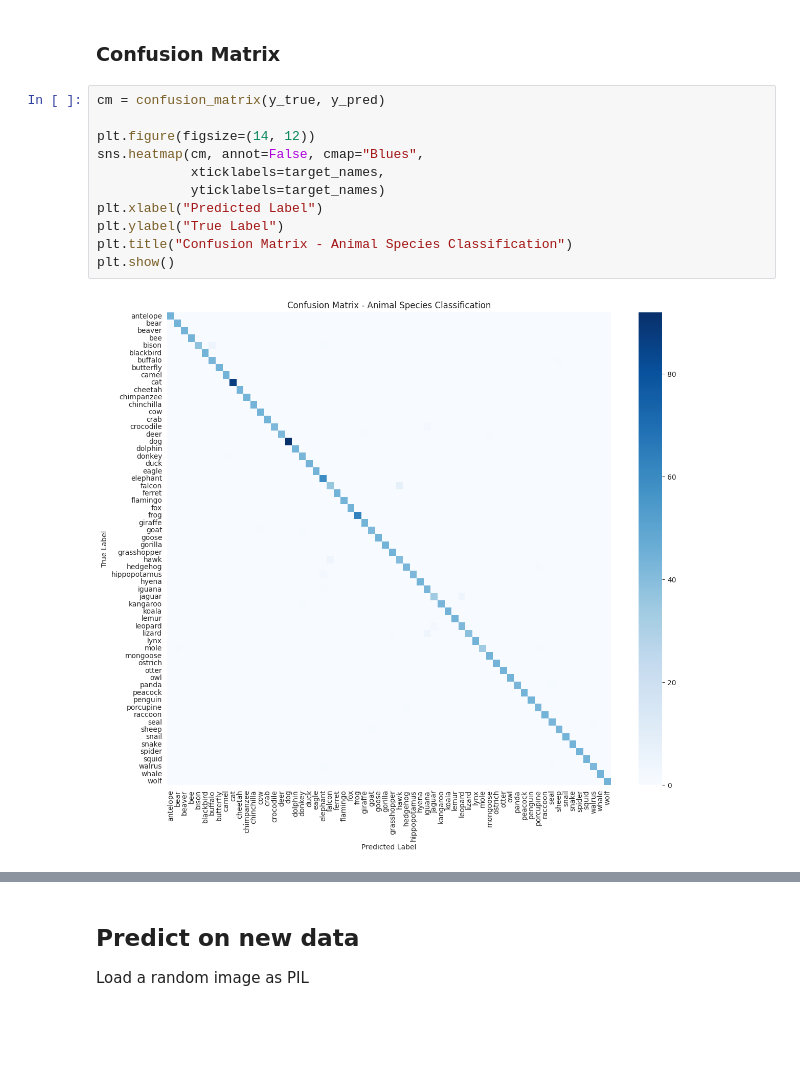
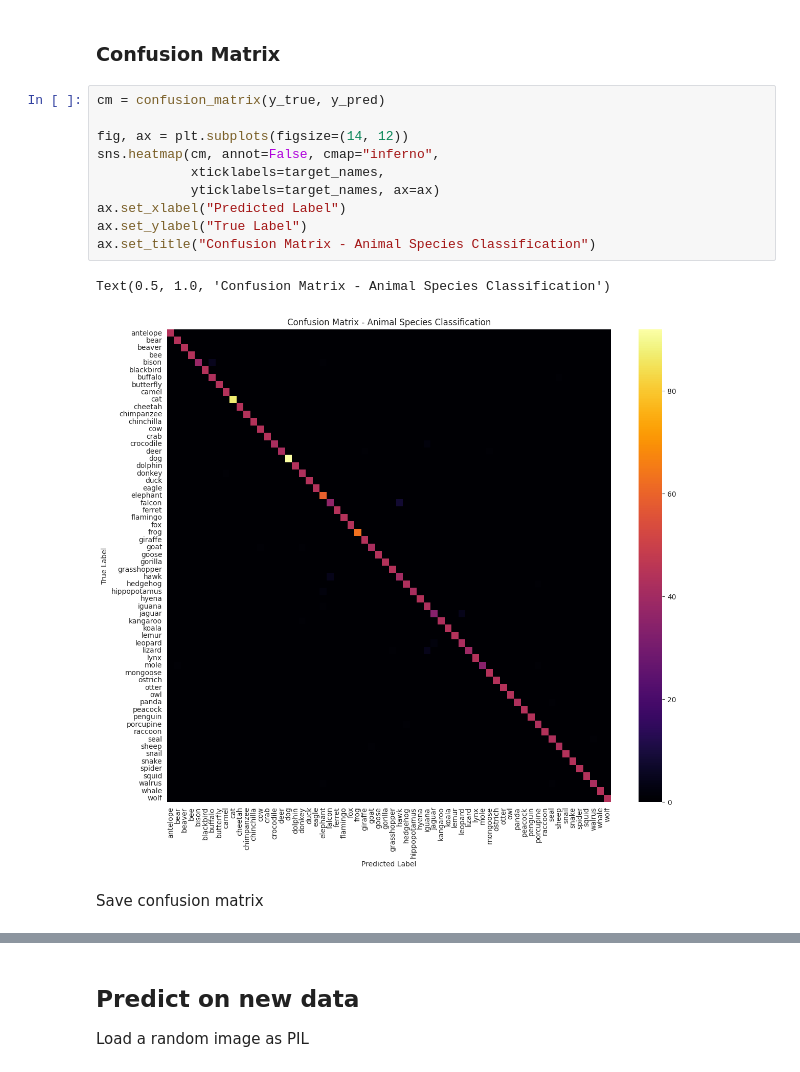
Before and after one commit to katherinewadge-berrospi/Animal_detection_camera, a Jupyter notebook: jupyter_notebooks/03-Modelling-and-Evaluating.ipynb, the cells around one changed output, grey strips where cells are left out. Drawn from its saved outputs; the diff is of its cells as text; blank space fills up the shorter version.

Commit message:
Edit cmap for confusion matrix and save as png.

```diff
--- a/jupyter_notebooks/03-Modelling-and-Evaluating.ipynb
+++ b/jupyter_notebooks/03-Modelling-and-Evaluating.ipynb
@@ -524,13 +524,15 @@ weighted avg       0.98      0.98      0.98      2927
 # %%
 cm = confusion_matrix(y_true, y_pred)
 
-plt.figure(figsize=(14, 12))
-sns.heatmap(cm, annot=False, cmap="Blues",
+fig, ax = plt.subplots(figsize=(14, 12))
+sns.heatmap(cm, annot=False, cmap="inferno",
             xticklabels=target_names,
-            yticklabels=target_names)
-plt.xlabel("Predicted Label")
-plt.ylabel("True Label")
-plt.title("Confusion Matrix - Animal Species Classification")
-plt.show()
+            yticklabels=target_names, ax=ax)
+ax.set_xlabel("Predicted Label")
+ax.set_ylabel("True Label")
+ax.set_title("Confusion Matrix - Animal Species Classification")
 # %% [output]
+Text(0.5, 1.0, 'Confusion Matrix - Animal Species Classification')
-[figure, old version]
+[figure, new version]
+# %% [markdown]
+Save confusion matrix
```
Also changed, not shown: parts of 2 cells of this notebook.
